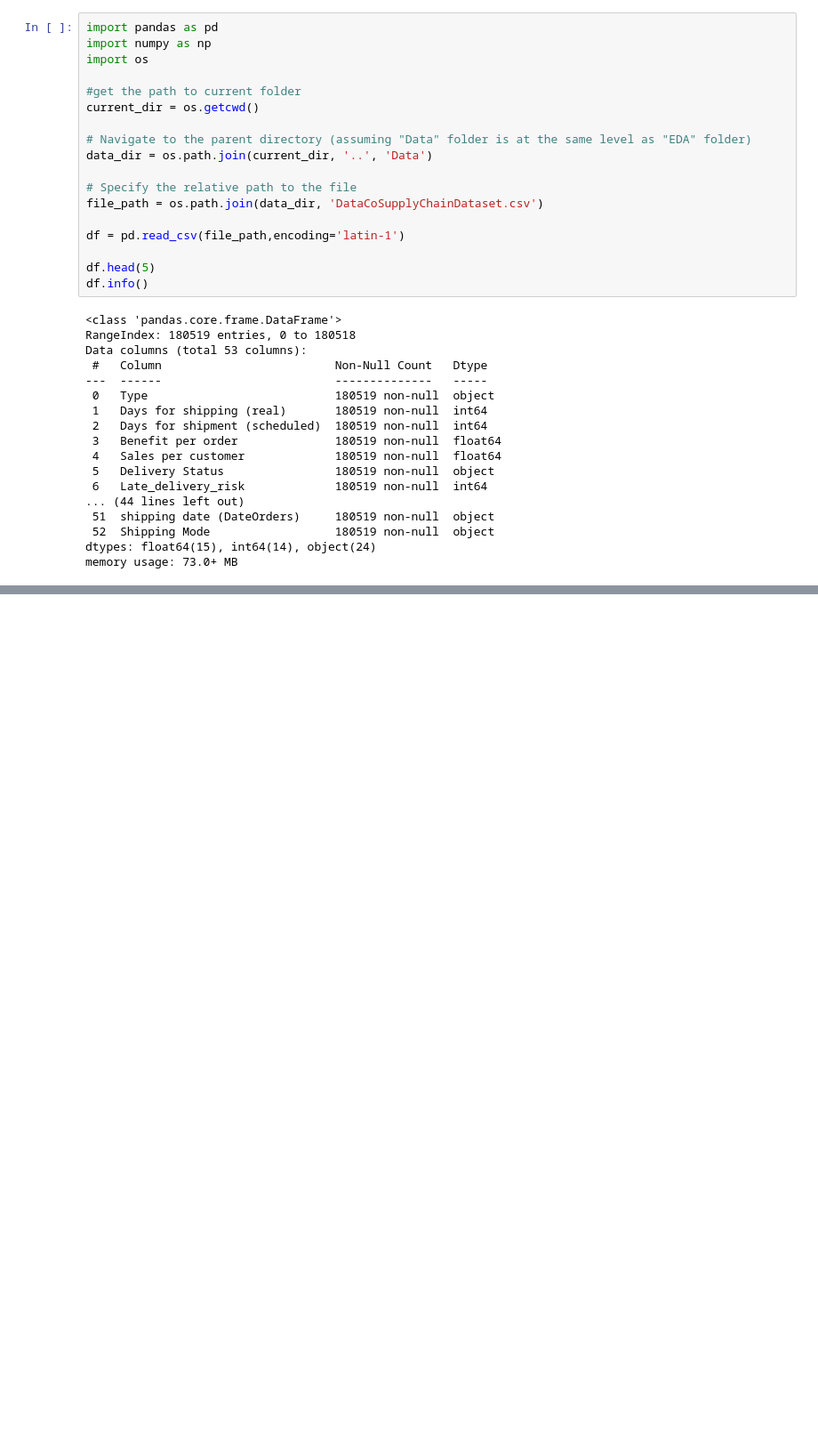
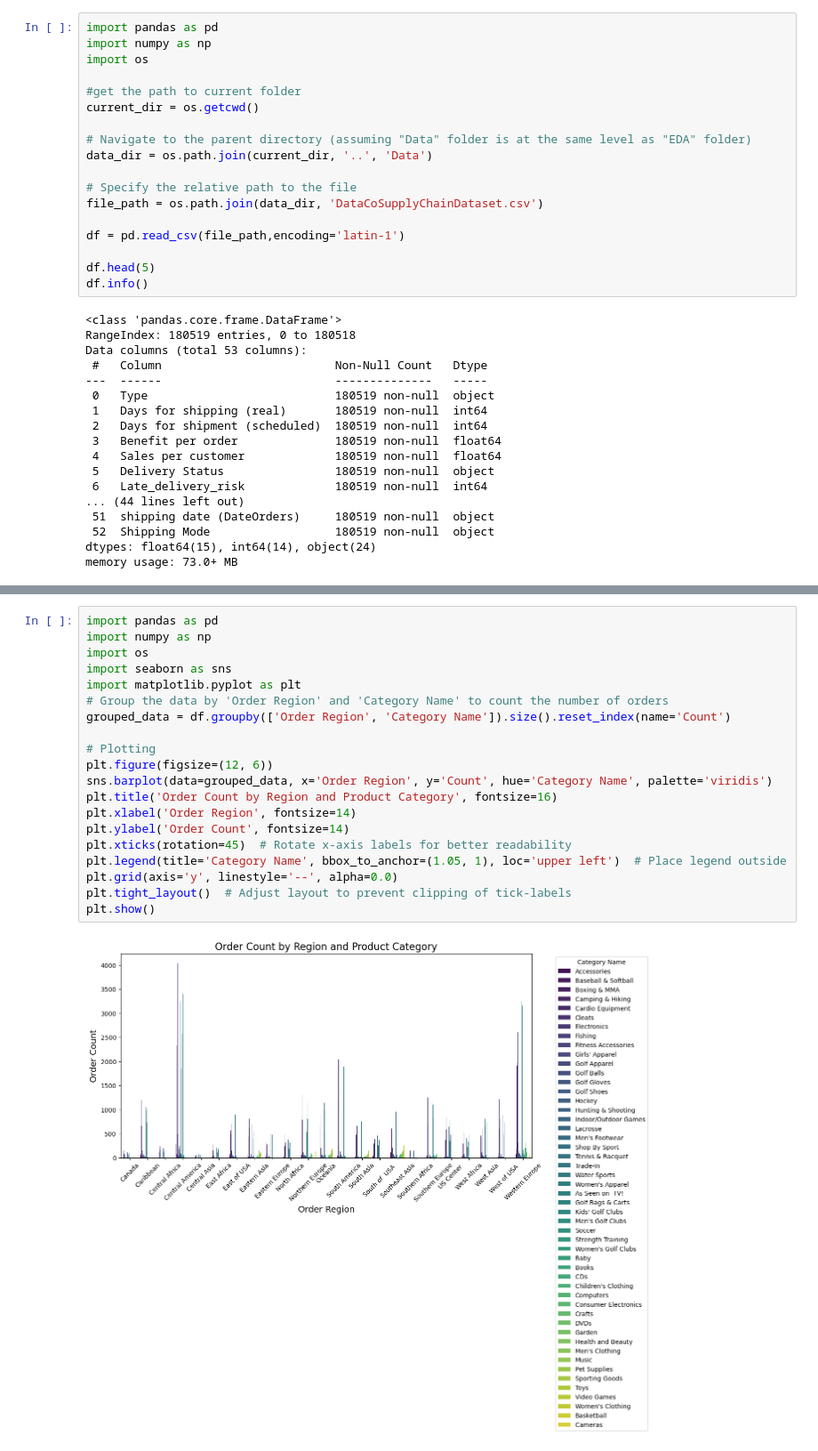
Before and after one commit to Yunbo-max/PA-CFL, a Jupyter notebook: EDA/EDA.ipynb, the cells around one changed output, grey strips where cells are left out. Shown at 89% size. Drawn from its saved outputs; the diff is of its cells as text; blank space fills up the shorter version.

```diff
--- a/EDA/EDA.ipynb
+++ b/EDA/EDA.ipynb
@@ -175,0 +88,22 @@ for feature in features:
+# %%
+import pandas as pd
+import numpy as np
+import os
+import seaborn as sns
+import matplotlib.pyplot as plt
+# Group the data by 'Order Region' and 'Category Name' to count the number of orders
+grouped_data = df.groupby(['Order Region', 'Category Name']).size().reset_index(name='Count')
+
+# Plotting
+plt.figure(figsize=(12, 6))
+sns.barplot(data=grouped_data, x='Order Region', y='Count', hue='Category Name', palette='viridis')
+plt.title('Order Count by Region and Product Category', fontsize=16)
+plt.xlabel('Order Region', fontsize=14)
+plt.ylabel('Order Count', fontsize=14)
+plt.xticks(rotation=45)  # Rotate x-axis labels for better readability
+plt.legend(title='Category Name', bbox_to_anchor=(1.05, 1), loc='upper left')  # Place legend outside
+plt.grid(axis='y', linestyle='--', alpha=0.0)
+plt.tight_layout()  # Adjust layout to prevent clipping of tick-labels
+plt.show()
+# %% [output]
+[figure, added]
```
Also changed, not shown: parts of 19 cells of this notebook, 19 other files.
